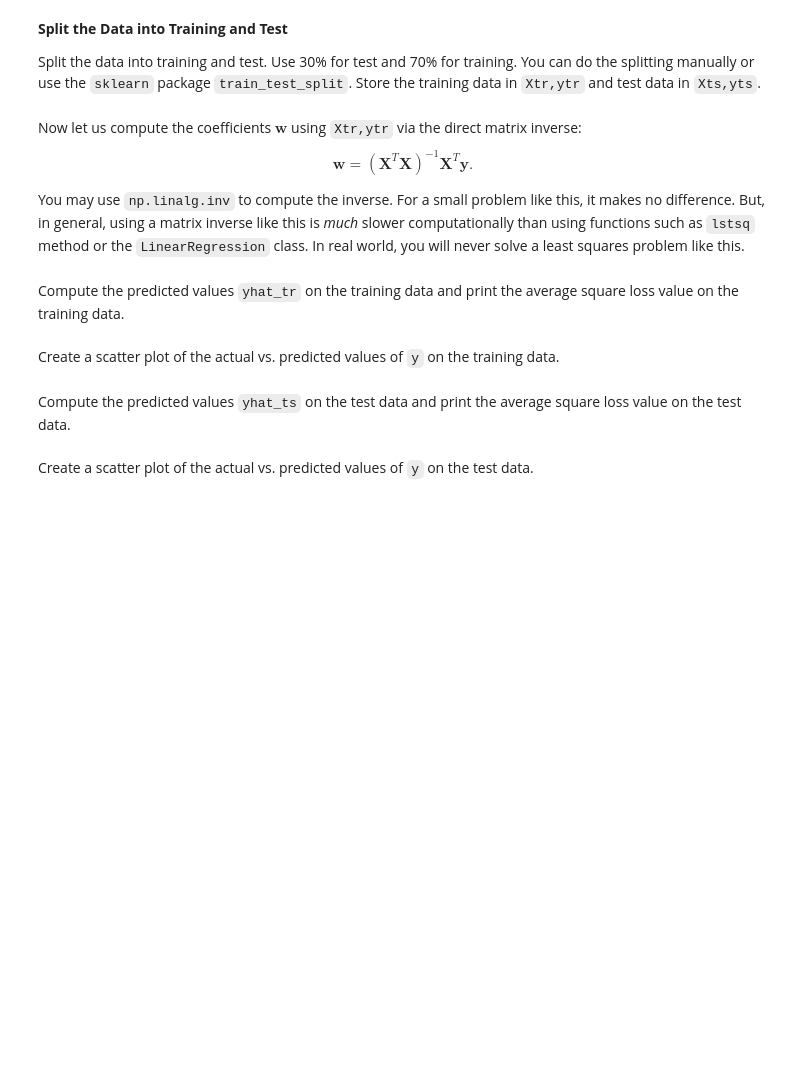
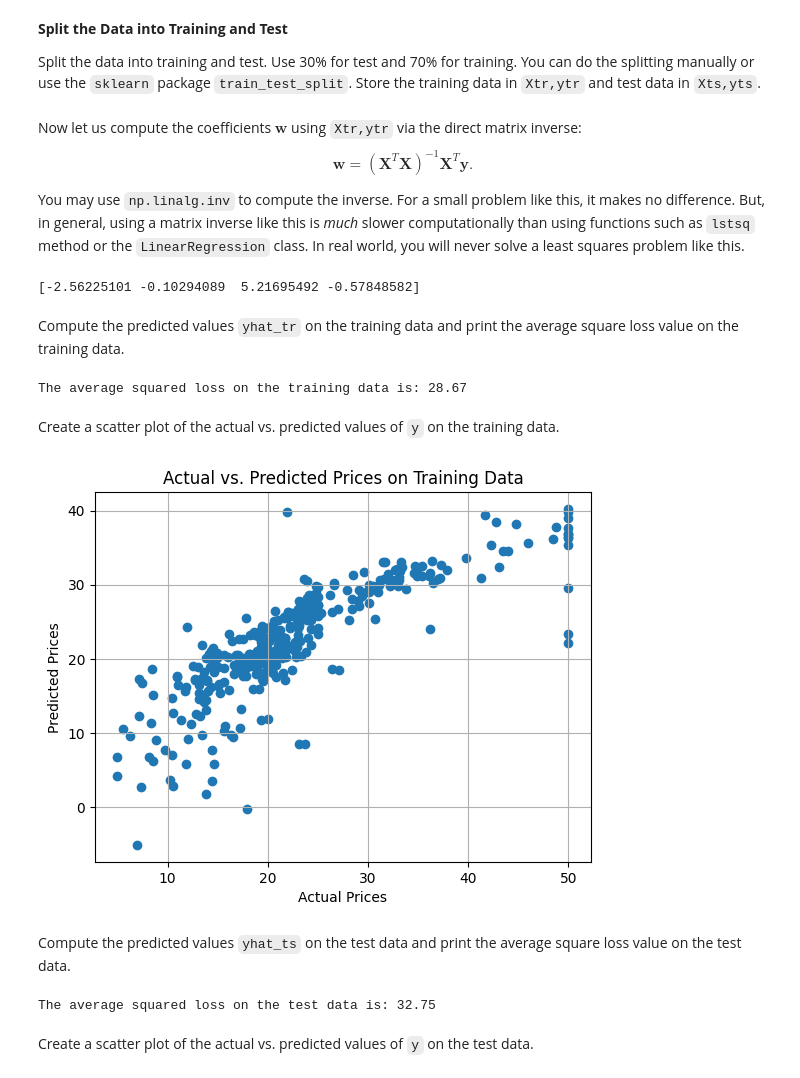
Before and after one commit to Akhan521/CS-171, a Jupyter notebook: Homework_3/fall2024_hw3.ipynb, the cells around one changed output. Cells and saved outputs as stored; diff of their text form; code cells hidden in the pictures; blank space fills up the shorter version.

```diff
--- a/Homework_3/fall2024_hw3.ipynb
+++ b/Homework_3/fall2024_hw3.ipynb
@@ -398,0 +422,8 @@ To compute the coefficients $\mathbf{w}$, we first append a vector of ones to th
+# %%
+# Let's get a column of ones that we'll eventually append onto X.
+ones = np.ones((X.shape[0],1))
+
+# We'll add the column of ones to the beginning of our matrix X.
+X = np.hstack((ones,X))
+
+print(X.shape)
@@ -408,3 +436,8 @@ from sklearn.model_selection import train_test_split
+# %%
+from sklearn.model_selection import train_test_split
+
+# We'll split the data into training and testing sets.
+Xtr, Xts, ytr, yts = train_test_split(X, y, test_size=0.3)
 # %% [markdown]
 Now let us compute the coefficients $\mathbf{w}$ using `Xtr,ytr` via the direct matrix inverse: $$\mathbf{w} = (\mathbf{X}^T\mathbf{X})^{-1}\mathbf{X}^T\mathbf{y}.$$
 
@@ -415,2 +445,17 @@ You may use `np.linalg.inv` to compute the inverse. For a small problem like thi
+# %%
+# We'll solve for w using the equation given above.
+
+XtX = X.T @ X
+Xty = X.T @ y
+
+# We'll compute the inverse of XtX.
+XtX_inv = np.linalg.inv(XtX)
+
+# We'll now solve for w.
+w = XtX_inv @ Xty
+
+print(w)
+# %% [output]
+[-2.56225101 -0.10294089  5.21695492 -0.57848582]
 # %% [markdown]
 Compute the predicted values `yhat_tr` on the training data and print the average square loss value on the training data.
@@ -420,2 +462,12 @@ Compute the predicted values `yhat_tr` on the training data and print the averag
+# %%
+# We'll now compute the predicted values of y (yhat_tr) on the training data.
+yhat_tr = Xtr @ w
+
+# We'll print the avg. squared loss on the training data.
+avg_sqrd_loss_tr = np.mean((ytr - yhat_tr)**2)
+
+print(f'The average squared loss on the training data is: {avg_sqrd_loss_tr:.2f}')
+# %% [output]
+The average squared loss on the training data is: 28.67
 # %% [markdown]
 Create a scatter plot of the actual vs. predicted values of `y` on the training data.
@@ -425,2 +474,12 @@ Create a scatter plot of the actual vs. predicted values of `y` on the training
+# %%
+# Creating a scatter plot of the actual vs. predicted values of y on the training data.
+plt.scatter(ytr, yhat_tr, marker='o')
+plt.title('Actual vs. Predicted Prices on Training Data')
+plt.xlabel('Actual Prices')
+plt.ylabel('Predicted Prices')
+plt.grid(True)
+plt.show()
+# %% [output]
+[figure, added]
 # %% [markdown]
 Compute the predicted values `yhat_ts` on the test data and print the average square loss value on the test data.
@@ -430,2 +486,12 @@ Compute the predicted values `yhat_ts` on the test data and print the average sq
+# %%
+# We'll compute the predicted values of y (yhat_ts) on the testing data.
+yhat_ts = Xts @ w
+
+# Printing the avg. squared loss on the testing data.
+avg_sqrd_loss_ts = np.mean((yts - yhat_ts)**2)
+
+print(f'The average squared loss on the test data is: {avg_sqrd_loss_ts:.2f}')
+# %% [output]
+The average squared loss on the test data is: 32.75
 # %% [markdown]
 Create a scatter plot of the actual vs. predicted values of `y` on the test data.
```
Also changed, not shown: parts of 14 cells of this notebook.
